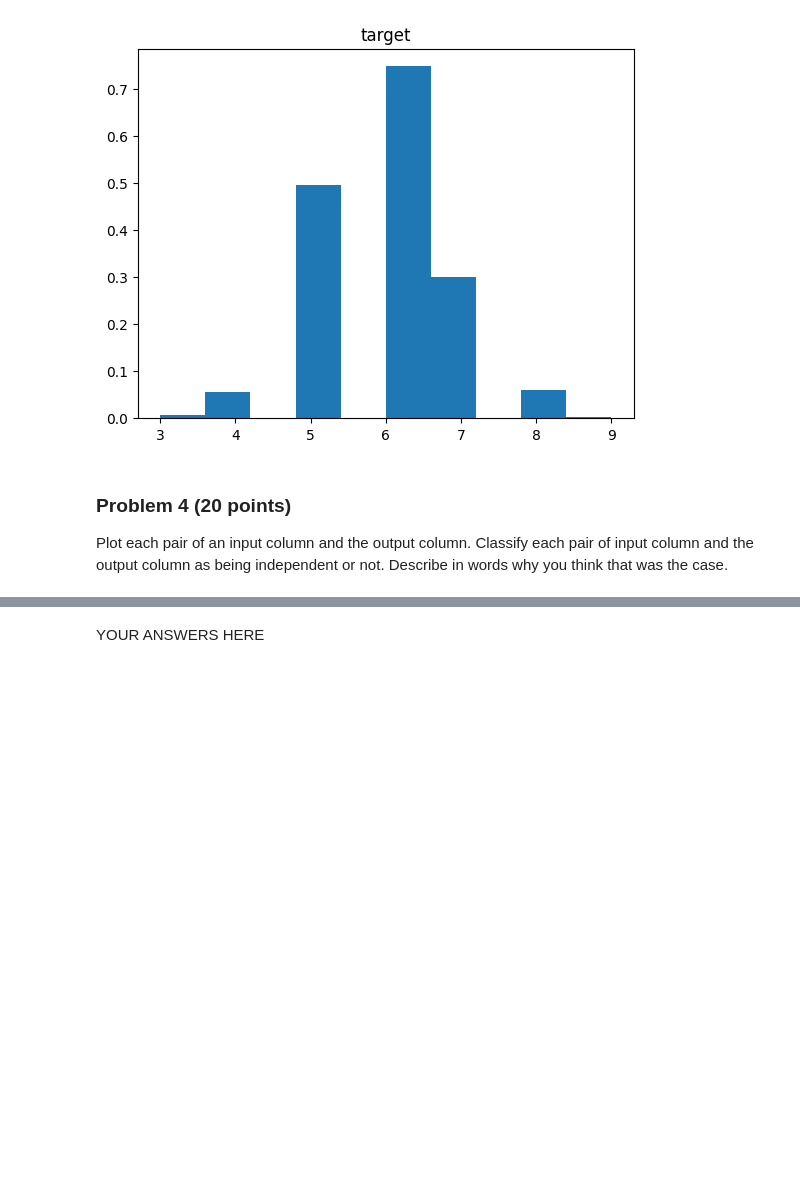
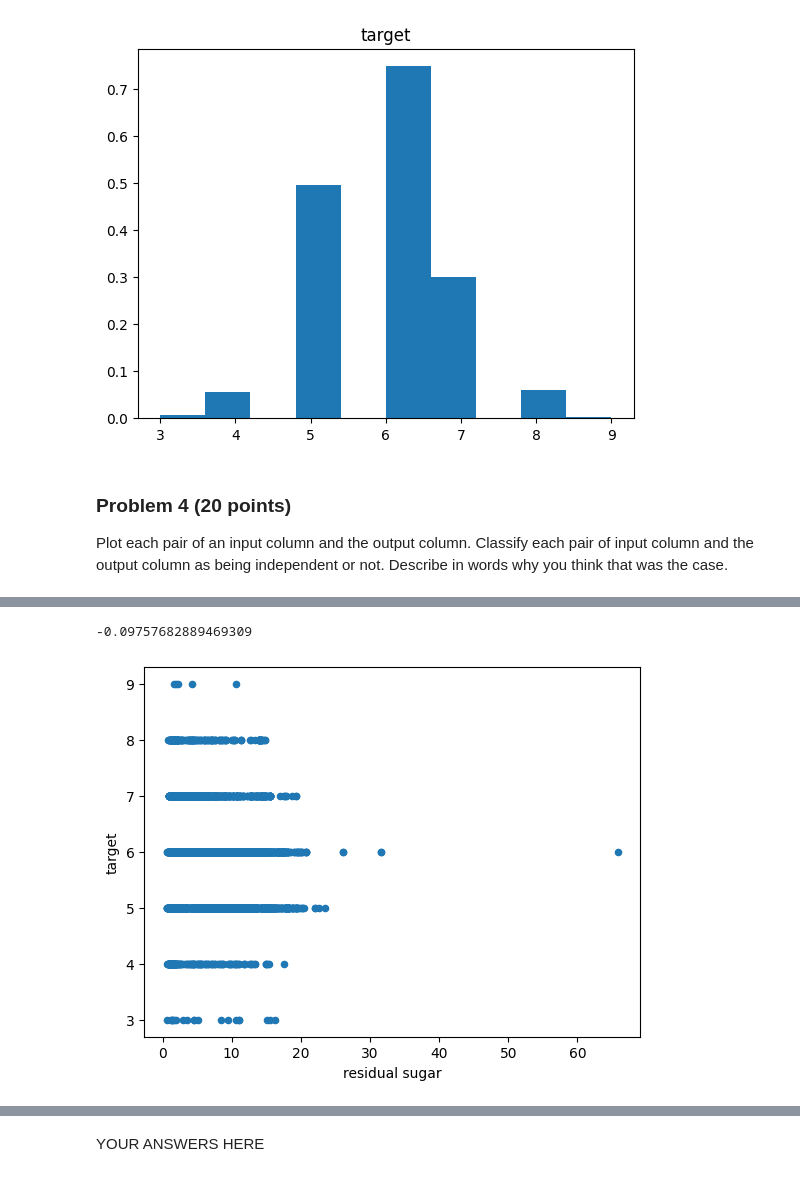
Before and after one commit to brittanygenzmann/dx601-final-project, a Jupyter notebook: project.ipynb, the cells around one changed output, grey strips where cells are left out. Saved outputs shown, nothing was run; the diff lists cells and outputs as text; code cells hidden in the pictures; blank space fills up the shorter version.

```diff
--- a/project.ipynb
+++ b/project.ipynb
@@ -197,0 +220,8 @@ Describe in words why you think that was the case.
+# %%
+# residual sugar
+wine.plot.scatter(x='residual sugar', y='target');
+corr= wine['residual sugar'].corr(wine['target'])
+print(corr)
+# %% [output]
+-0.09757682889469309
+[figure, added]
```
Also changed, not shown: parts of 12 cells of this notebook.
